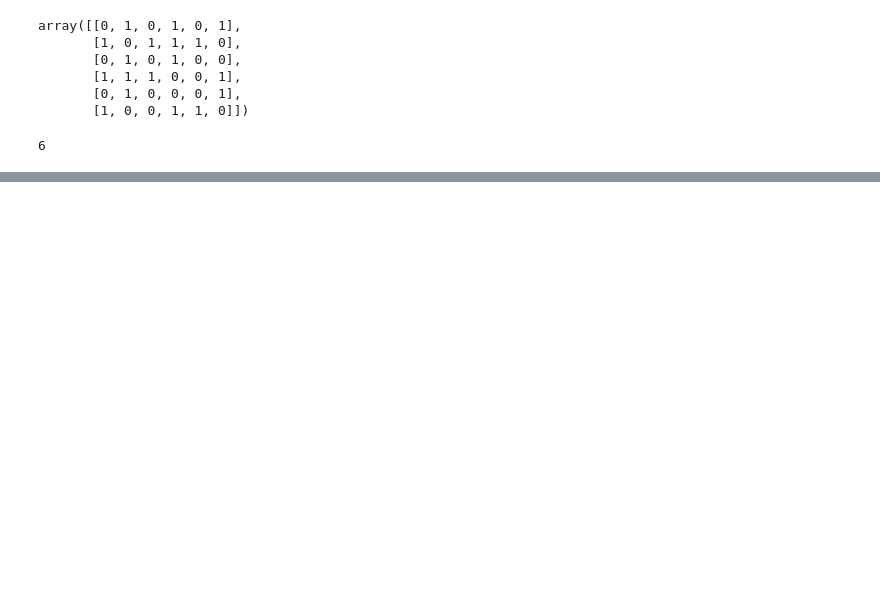
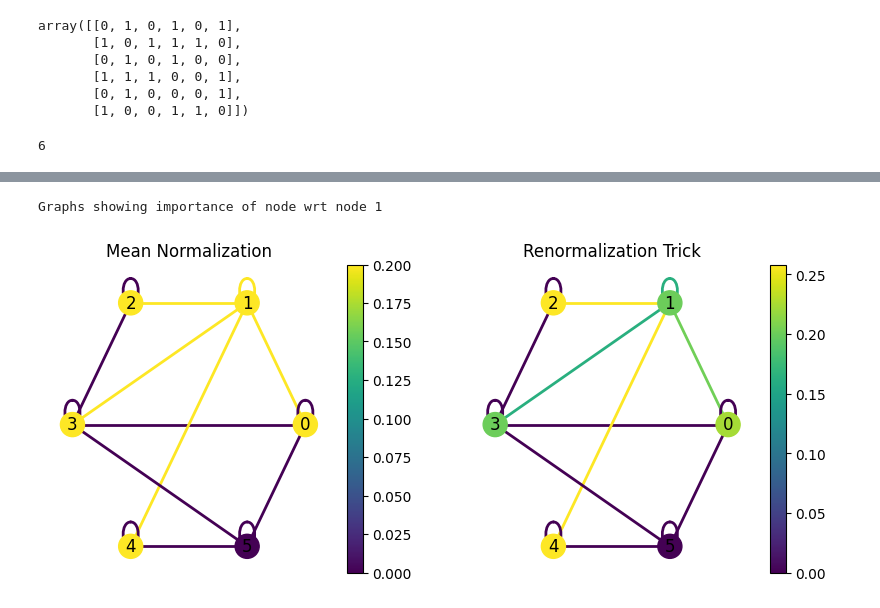
Before and after one commit to heysourin/GNN-Graph-Neural-Network, a Jupyter notebook: Paper/Convolutional_Graph_Neural_net_Paper.ipynb, the cells around one changed output, grey strips where cells are left out. Saved outputs shown, nothing was run; the diff lists cells and outputs as text; code cells hidden in the pictures; blank space fills up the shorter version.

```diff
--- a/Paper/Convolutional_Graph_Neural_net_Paper.ipynb
+++ b/Paper/Convolutional_Graph_Neural_net_Paper.ipynb
@@ -78,0 +297,8 @@ Feature Matrix shape (6, 3)
+# %%
+# Better normalization: Acc to the paper --> Calling it renormalization
+renorm = np.diag(D ** -0.5) @ adj_loop @ np.diag(D ** -0.5)
+print("Symmetric Normalization using renormalization trick acc to the paper:")
+print(renorm)
+print()
+print("Mean Normalization, ie the prev(sipler) one:")
+print(norm)
@@ -78,0 +321,43 @@ Feature Matrix shape (6, 3)
+# %%
+node = 1
+print(f"Graphs showing importance of node wrt node {node}")
+plt.figure(figsize=(10, 4))
+plt.subplot(1, 2, 1)
+color_map = norm[node]
+color_edges = []
+for idx, i in enumerate(norm[node]):
+    if i > 0.0:
+        G_loop.edges[(node, idx)]['weight'] = i * 10
+for k in G_loop.edges.keys():
+    color_edges.append(G_loop.edges[k]['weight'])
+pos = nx.circular_layout(G_loop)
+vmin = min(color_map)
+vmax = max(color_map)
+nx.draw(G_loop, pos, node_color=color_map, width=2,
+           with_labels=True, vmin=vmin, vmax=vmax, edge_color=color_edges)
+sm = plt.cm.ScalarMappable(norm=plt.Normalize(vmin = vmin, vmax=vmax))
+sm._A = []
+plt.colorbar(sm, ax=plt.gca())
+plt.title("Mean Normalization")
+
+plt.subplot(1, 2, 2)
+color_map = renorm[node]
+color_edges = []
+for idx, i in enumerate(renorm[node]):
+    if i > 0.0:
+        G_loop.edges[(node, idx)]['weight'] = i * 10
+for k in G_loop.edges.keys():
+    color_edges.append(G_loop.edges[k]['weight'])
+pos = nx.circular_layout(G_loop)
+vmin = min(color_map)
+vmax = max(color_map)
+nx.draw(G_loop, pos, node_color=color_map, width=2,
+           with_labels=True, vmin=vmin, vmax=vmax, edge_color=color_edges)
+sm = plt.cm.ScalarMappable(norm=plt.Normalize(vmin = vmin, vmax=vmax))
+sm._A = []
+plt.colorbar(sm, ax=plt.gca())
+plt.title("Renormalization Trick")
+plt.show()
+# %% [output]
+Graphs showing importance of node wrt node 1
+[figure, added]
```
Also changed, not shown: parts of 29 cells of this notebook.
